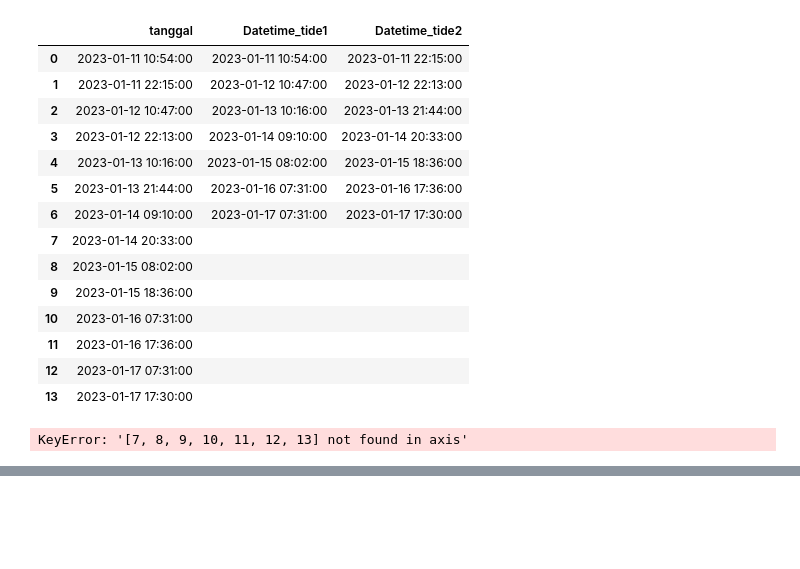
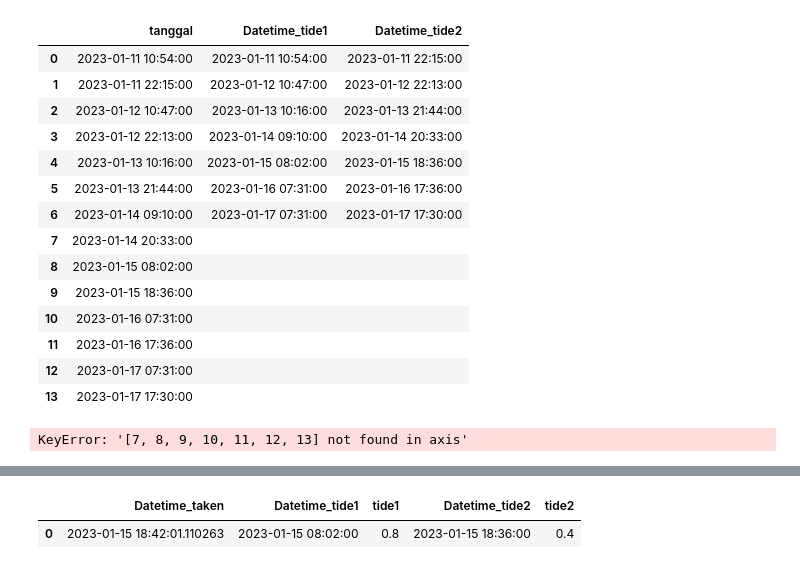
Before and after one commit to ferdiansyahz/DataScience_Discuss, a Jupyter notebook: Parsing_Test_test/parsing_weather_tides_testing_3.ipynb, the cells around one changed output, grey strips where cells are left out. Saved outputs shown, nothing was run; the diff lists cells and outputs as text; code cells hidden in the pictures; blank space fills up the shorter version.

```diff
--- a/Parsing_Test_test/parsing_weather_tides_testing_3.ipynb
+++ b/Parsing_Test_test/parsing_weather_tides_testing_3.ipynb
@@ -598,0 +660,5 @@ display(df_01)
+# %%
+display(df_all_1)
+# %% [output]
+|  | Datetime_taken | Datetime_tide1 | tide1 | Datetime_tide2 | tide2 |
+| 0 | 2023-01-15 18:42:01.110263 | 2023-01-15 08:02:00 | 0.8 | 2023-01-15 18:36:00 | 0.4 |
```
Also changed, not shown: parts of 1 cell of this notebook, 6 other files.
